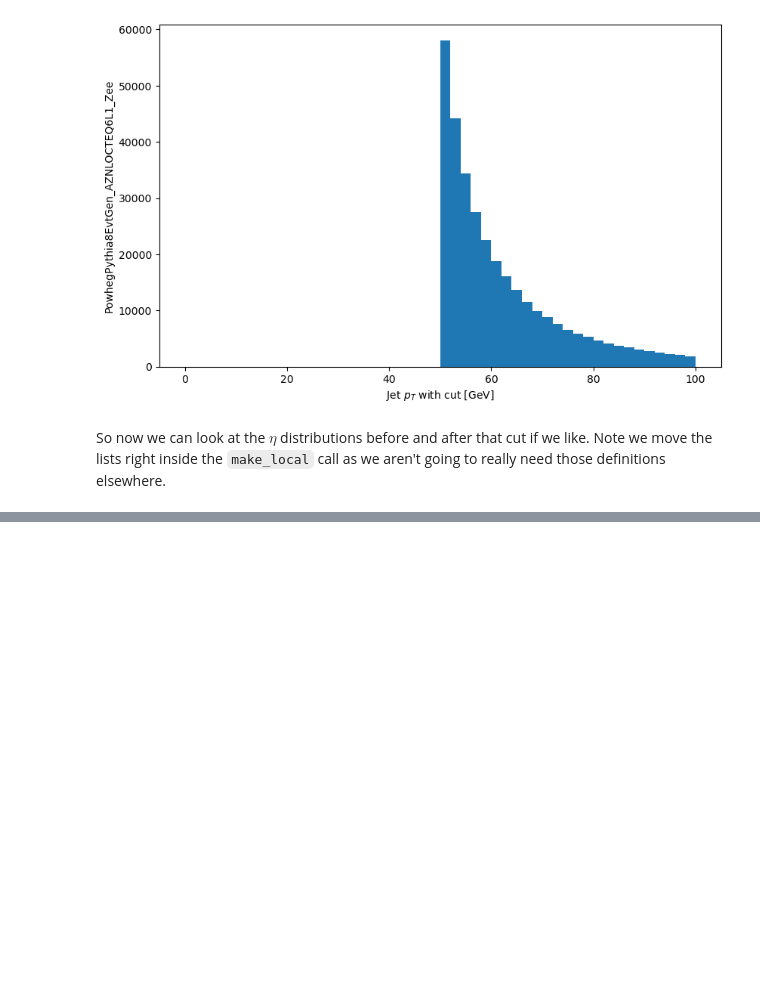
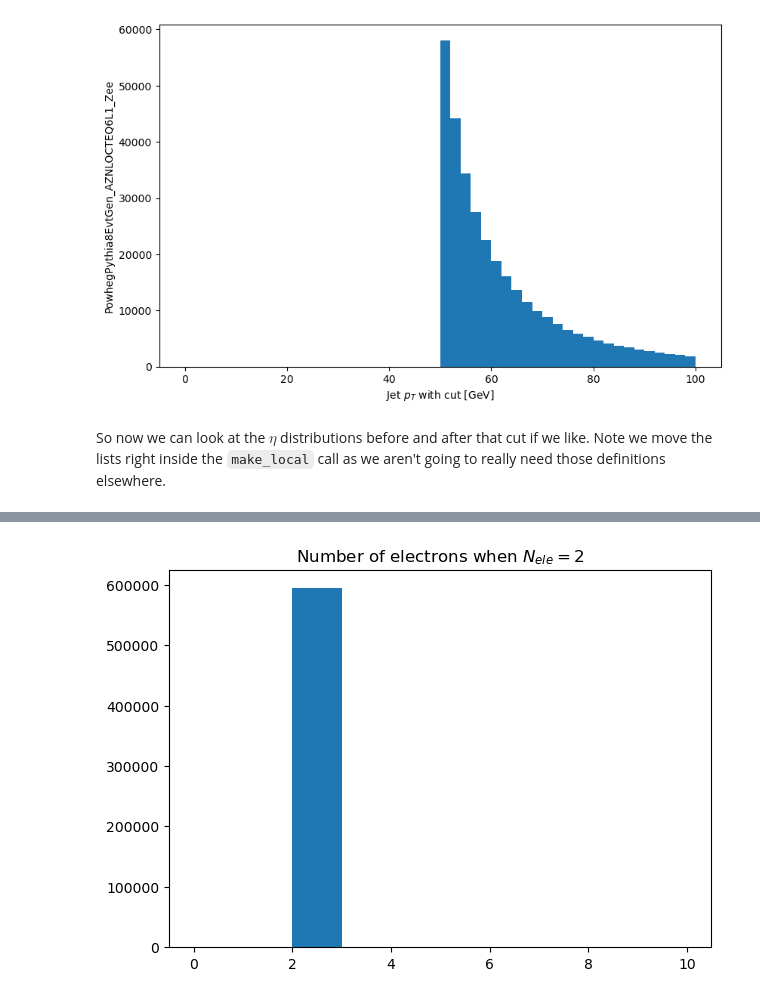
Before and after one commit to gordonwatts/hep_tables, a Jupyter notebook: notebooks/01 - Demo.ipynb, the cells around one changed output, grey strips where cells are left out. Cells and saved outputs as stored; diff of their text form; code cells hidden in the pictures; blank space fills up the shorter version.

```diff
--- a/notebooks/01 - Demo.ipynb
+++ b/notebooks/01 - Demo.ipynb
@@ -128,0 +153,5 @@ plt.legend();
+# %%
+plt.hist(ele_per_event_count, range=(0,10))
+_ = plt.title ('Number of electrons when $N_{ele} = 2$')
+# %% [output]
+[figure, added]
```
Also changed, not shown: parts of 12 cells of this notebook.
